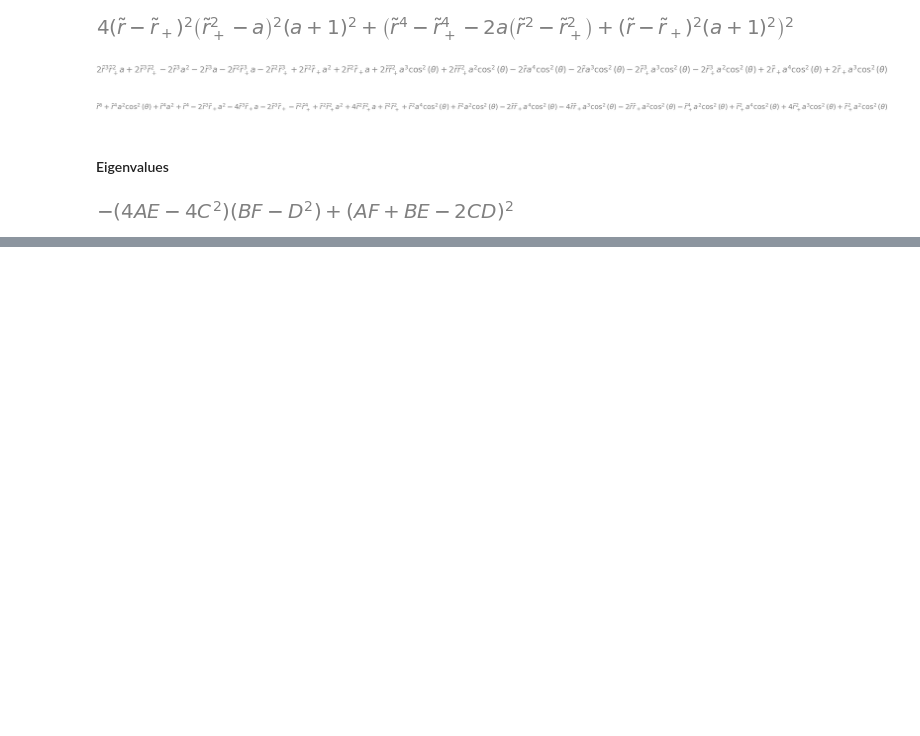
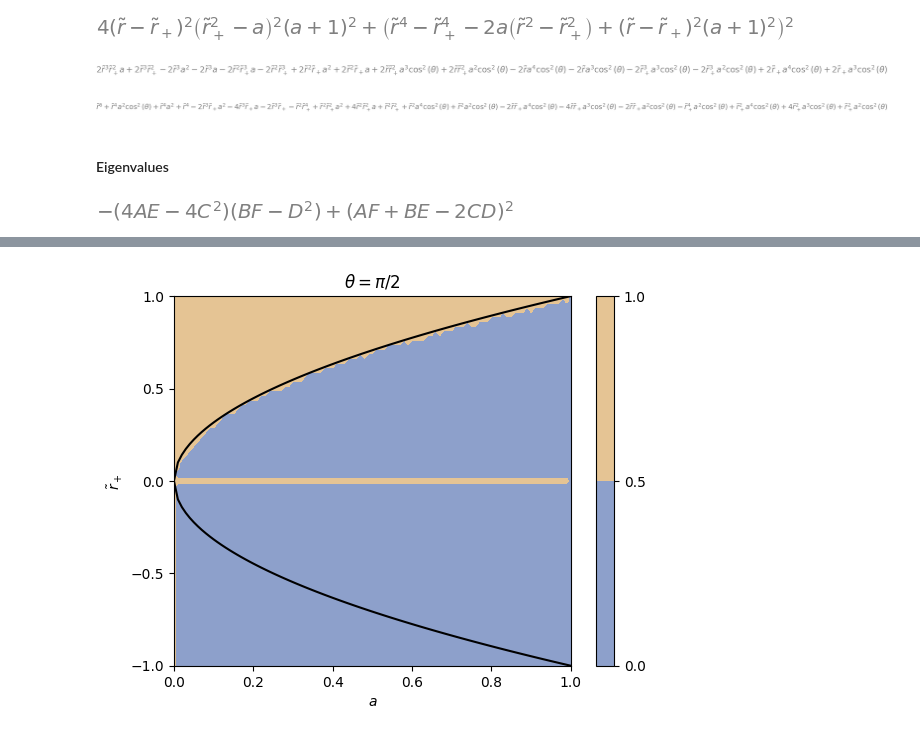
Before and after one commit to jchryssanthacopoulos/complex_spacetime_metrics, a Jupyter notebook: notebooks/complex_eigenvalues/ads4_charged_rotating_bh.ipynb, the cells around one changed output, grey strips where cells are left out. Drawn from its saved outputs; the diff is of its cells as text; code cells hidden in the pictures; blank space fills up the shorter version.

Commit message:
Update complex eigenvalues analysis

```diff
--- a/notebooks/complex_eigenvalues/ads4_charged_rotating_bh.ipynb
+++ b/notebooks/complex_eigenvalues/ads4_charged_rotating_bh.ipynb
@@ -524,0 +455,4 @@ plt.title('$\\tilde{r} = 1.1\\tilde{r}_+, \\theta = \pi/4$');
+# %%
+num_r_tilde_evals = 400 # 200
+r_tilde_multiplers = np.linspace(0.001, 6, num_r_tilde_evals)
+# r_tilde_multiplers = np.linspace(0.001, 4, num_r_tilde_evals)
@@ -524,0 +463,41 @@ plt.title('$\\tilde{r} = 1.1\\tilde{r}_+, \\theta = \pi/4$');
+# %%
+# coarse grid
+a_vals = np.arange(0, 1.01, 0.01)
+r_tilde_plus_vals = np.arange(-1, 1.025, 0.025)
+a_vals_grid, r_tilde_plus_vals_grid = np.meshgrid(a_vals, r_tilde_plus_vals)
+# %%
+angle_1_map = np.zeros((num_r_tilde_evals,) + a_vals_grid.shape, dtype=float)
+angle_2_map = np.zeros((num_r_tilde_evals,) + a_vals_grid.shape, dtype=float)
+angle_3_map = np.zeros((num_r_tilde_evals,) + a_vals_grid.shape, dtype=float)
+
+with tqdm(total=np.prod(a_vals_grid.shape)) as pbar:
+    for i in range(a_vals_grid.shape[0]):
+        for j in range(a_vals_grid.shape[1]):
+            # get angles as a function of r_tilde for given parameter values
+            angle_1, angle_2, angle_3 = cond_sym(theta_val, r_tilde_plus_vals_grid[i, j], a_vals_grid[i, j])
+            for k, r_tilde_mult in enumerate(r_tilde_multiplers):
+                r_tilde_val = r_tilde_plus_vals_grid[i, j] + r_tilde_mult * np.abs(r_tilde_plus_vals_grid[i, j])
+                angle_1_map[k, i, j] = angle_1.subs({r_tilde: r_tilde_val}).evalf()
+                angle_2_map[k, i, j] = angle_2.subs({r_tilde: r_tilde_val}).evalf()
+                angle_3_map[k, i, j] = angle_3.subs({r_tilde: r_tilde_val}).evalf()
+            pbar.update(1)
+
+angle_1_maps[theta_val] = angle_1_map
+angle_2_maps[theta_val] = angle_2_map
+angle_3_maps[theta_val] = angle_3_map
+# %%
+cond_all_r_tilde = np.all(angle_1_map + angle_2_map + angle_3_map < np.pi - 1e-10, axis=0)
+# %%
+plt.contourf(a_vals_grid, r_tilde_plus_vals_grid, cond_all_r_tilde, cmap='Set2')
+plt.plot(a_vals, [sympy.sqrt(a_val) for a_val in a_vals], 'k-')
+plt.plot(a_vals, [-sympy.sqrt(a_val) for a_val in a_vals], 'k-')
+plt.xlabel("$a$")
+plt.ylabel("$\\tilde{r}_+$")
+plt.xlim([0, 1])
+plt.ylim([-1, 1])
+plt.yticks([-1, -0.5, 0, 0.5, 1])
+plt.colorbar()
+plt.title('$\\theta = \pi/2$')
+plt.savefig('../../figures/complex_eigenvalues_cond_pi_2.pdf', bbox_inches='tight', dpi=300);
+# %% [output]
+[figure, added]
```
Also changed, not shown: parts of 70 cells of this notebook, 1 other file.
